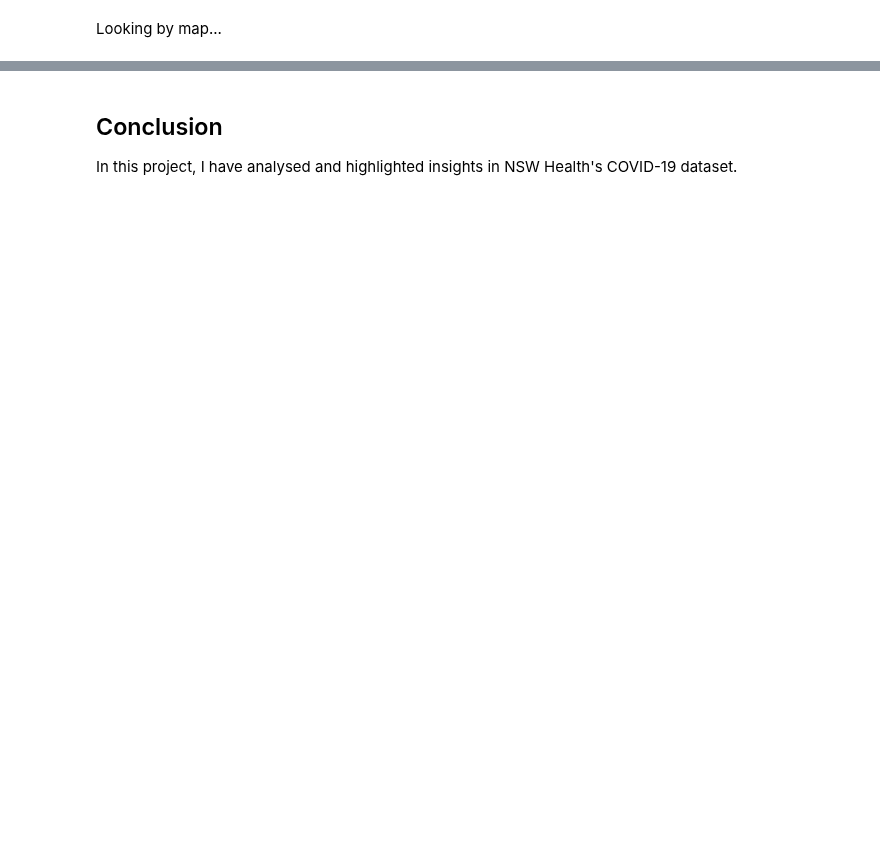
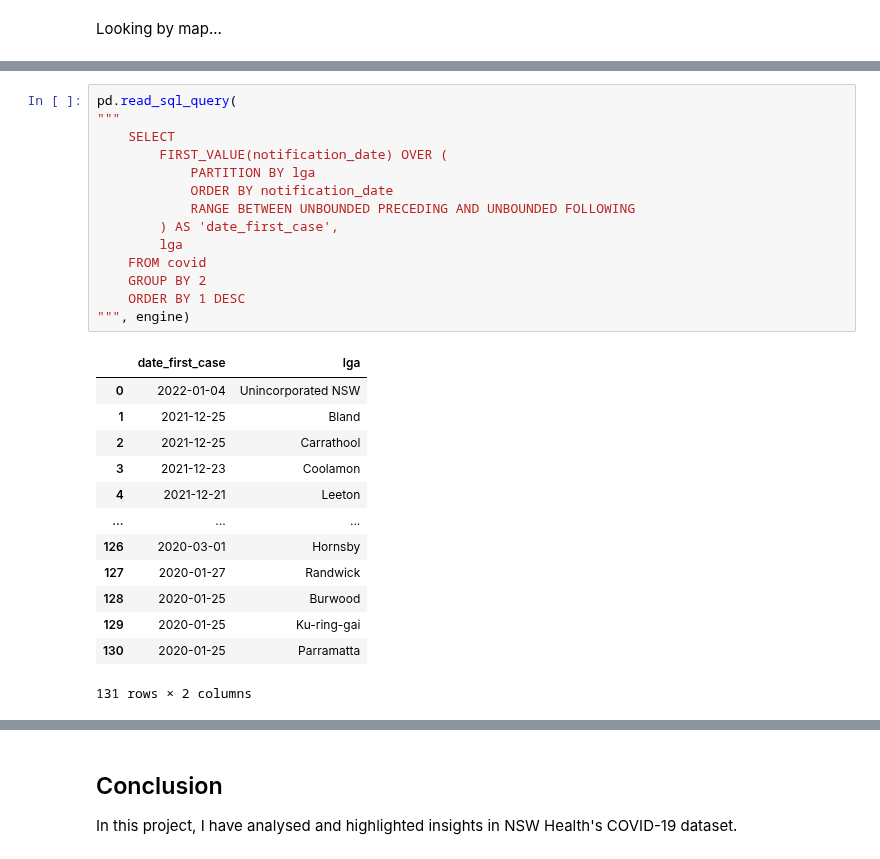
Before and after one commit to henrylin03/covid-nsw, a Jupyter notebook: covid-nsw.ipynb, the cells around one changed output, grey strips where cells are left out. Cells and saved outputs as stored; diff of their text form; blank space fills up the shorter version.

```diff
--- a/covid-nsw.ipynb
+++ b/covid-nsw.ipynb
@@ -657,0 +590,28 @@ pd.read_sql_query(
+# %%
+pd.read_sql_query(
+"""
+    SELECT
+        FIRST_VALUE(notification_date) OVER (
+            PARTITION BY lga
+            ORDER BY notification_date
+            RANGE BETWEEN UNBOUNDED PRECEDING AND UNBOUNDED FOLLOWING
+        ) AS 'date_first_case',
+        lga
+    FROM covid
+    GROUP BY 2
+    ORDER BY 1 DESC
+""", engine)
+# %% [output]
+|  | date_first_case | lga |
+| 0 | 2022-01-04 | Unincorporated NSW |
+| 1 | 2021-12-25 | Bland |
+| 2 | 2021-12-25 | Carrathool |
+| 3 | 2021-12-23 | Coolamon |
+| 4 | 2021-12-21 | Leeton |
+| ... | ... | ... |
+| 126 | 2020-03-01 | Hornsby |
+| 127 | 2020-01-27 | Randwick |
+| 128 | 2020-01-25 | Burwood |
+| 129 | 2020-01-25 | Ku-ring-gai |
+| 130 | 2020-01-25 | Parramatta |
+131 rows × 2 columns
```
Also changed, not shown: parts of 10 cells of this notebook.
